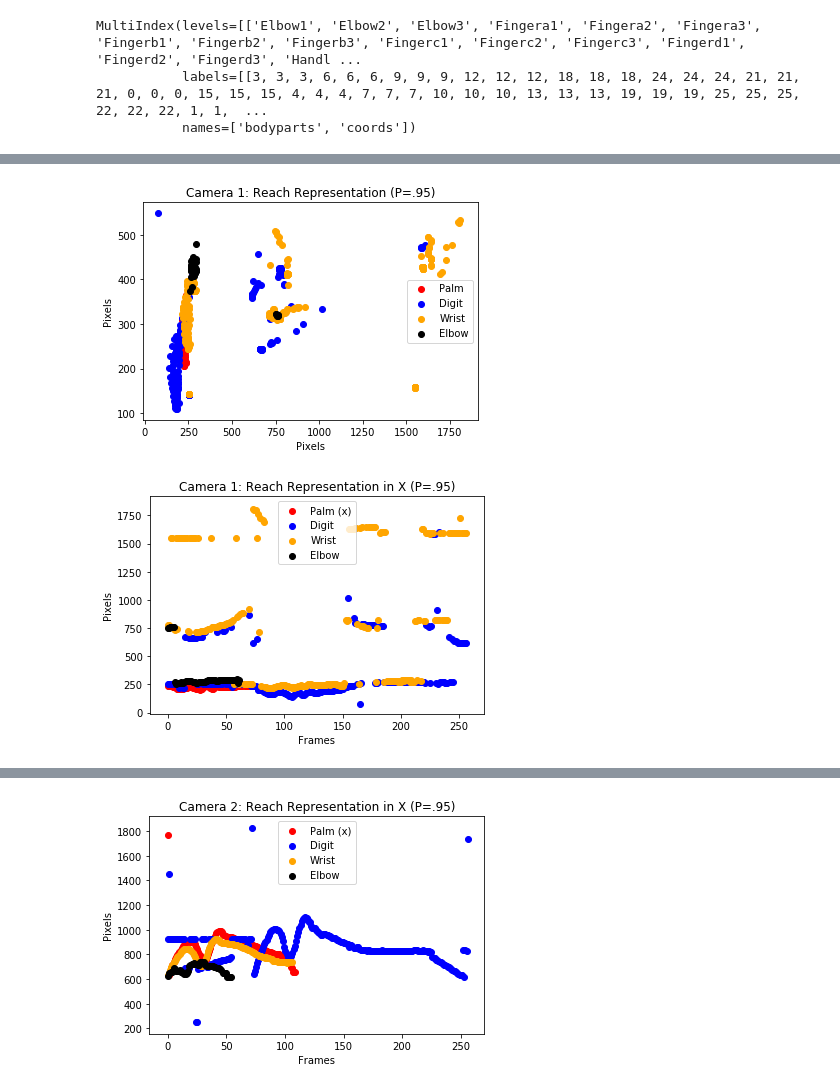
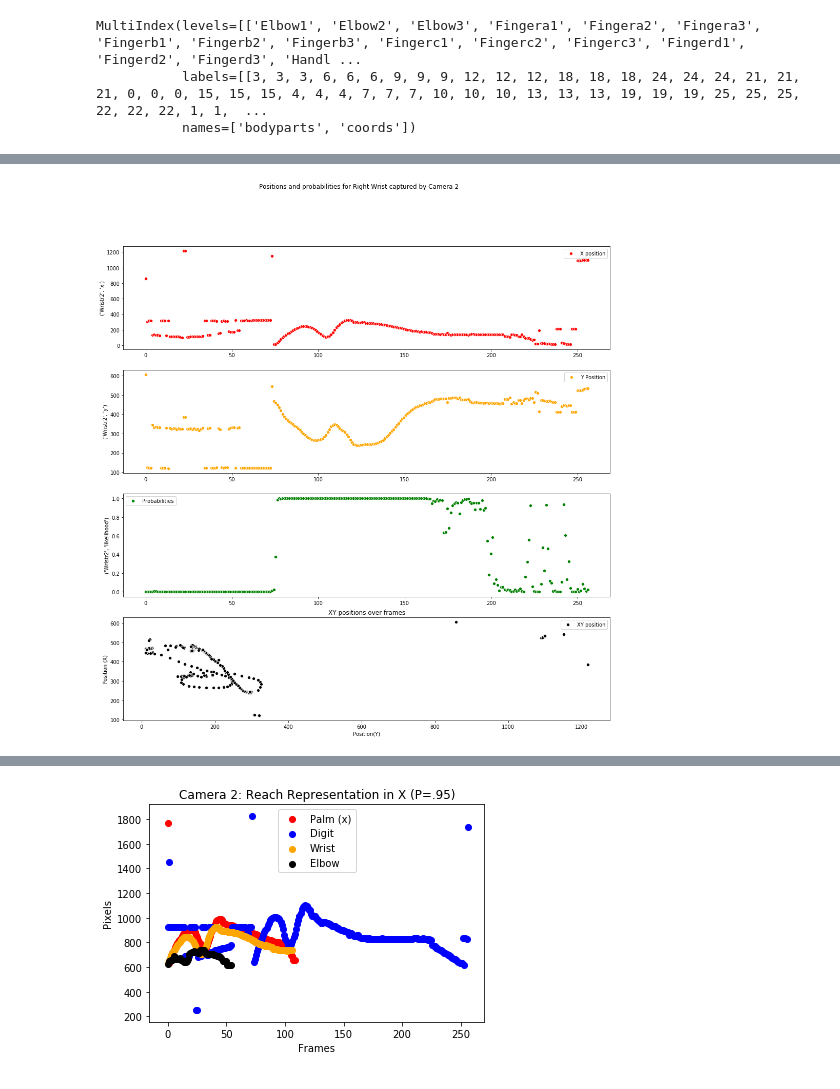
Before and after one commit to brettthepunk/ImageReconstruction, a Jupyter notebook: Kinematic_Workspace.ipynb, the cells around one changed output, grey strips where cells are left out. Cells and saved outputs as stored; diff of their text form; code cells hidden in the pictures.

Commit message:
New Visualization Standards

```diff
--- a/Kinematic_Workspace.ipynb
+++ b/Kinematic_Workspace.ipynb
@@ -493,31 +20,32 @@ plt.savefig('Camera2ReachTotal.png')
-# %%
-fig, ax1 = plt.subplots()
-ax1.scatter(xp_1,yp_1, c='red', label = 'Palm')
-ax1.scatter(x_fb1,y_fb1, c='blue', label = 'Digit')
-ax1.scatter(x_wr1,y_wr1, c='orange', label = 'Wrist')
-ax1.scatter(x_E1,y_E1, c='black', label = 'Elbow')
-plt.xlabel('Pixels')
-plt.ylabel('Pixels')
-plt.title('Camera 1: Reach Representation (P=.95)')
-plt.legend()
-plt.savefig('Camera1ReachTotal.png')
-# %% [output]
-[figure, removed]
-# %%
-# Finally, let's reconstruct some 1-D plots for individual camera angles
-timecourseb=np.linspace(0,len(y_fb3),len(y_fb3))
-timecoursep=np.linspace(0,len(xp_1),len(xp_1))
-timecoursew=np.linspace(0,len(x_wr1),len(x_wr1))
-timecoursee=np.linspace(0,len(x_E1),len(x_E1))
-fig, ax1 = plt.subplots()
-ax1.scatter(timecoursep,xp_1,c='red',label='Palm (x)')
-ax1.scatter(timecourseb,x_fb1, c='blue', label = 'Digit')
-ax1.scatter(timecoursew,x_wr1, c='orange', label = 'Wrist')
-ax1.scatter(timecoursee,x_E1, c='black', label = 'Elbow')
-plt.xlabel('Frames')
-plt.ylabel('Pixels')
-plt.title('Camera 1: Reach Representation in X (P=.95)')
-plt.legend()
-plt.savefig('Camera1ReachTotalX.png')
-# %% [output]
-[figure, removed]
+# %%
+Wrist2=df.loc[:, df.columns.get_level_values(0).isin(['Wristr2'])]   #
+xwr=Wrist2['Wristr2','x'].copy()
+ywr=Wrist2['Wristr2','y'].copy()
+probwr=Wrist2['Wristr2','likelihood'].copy()
+xwr=xwr-600
+
+
+comp_time=np.linspace(0,len(ywr),len(ywr))
+fig, axs = plt.subplots(nrows=4,figsize=(17,17))
+plt.suptitle('Positions and probabilities for Right Wrist captured by Camera 2')
+sns.scatterplot(comp_time,xwr, ax=axs[0],label='X position',color='red')
+plt.xlabel('Frames')
+plt.ylabel('Position (X)')
+plt.title('X Position over frames')
+sns.scatterplot(comp_time,ywr, ax=axs[1],label='Y Position',color='orange')
+plt.xlabel('Frames')
+plt.ylabel('Position (Y)')
+plt.title('Y position over frames')
+sns.scatterplot(comp_time,probwr,ax=axs[2],label='Probabilities',color='green')
+plt.xlabel('Frames')
+plt.ylabel('Probability (1-P)')
+plt.title('1-p probability value for chosen points')
+plt.xlabel('')
+sns.scatterplot(xwr,ywr, ax=axs[3],label='XY position',color='black')
+plt.xlabel('Position(Y)')
+plt.ylabel('Position (X)')
+plt.title('XY positions over frames')
+
+plt.savefig('RightWrist2_total.png')
+# %% [output]
+[figure, added]
```
Also changed, not shown: parts of 52 cells of this notebook.
